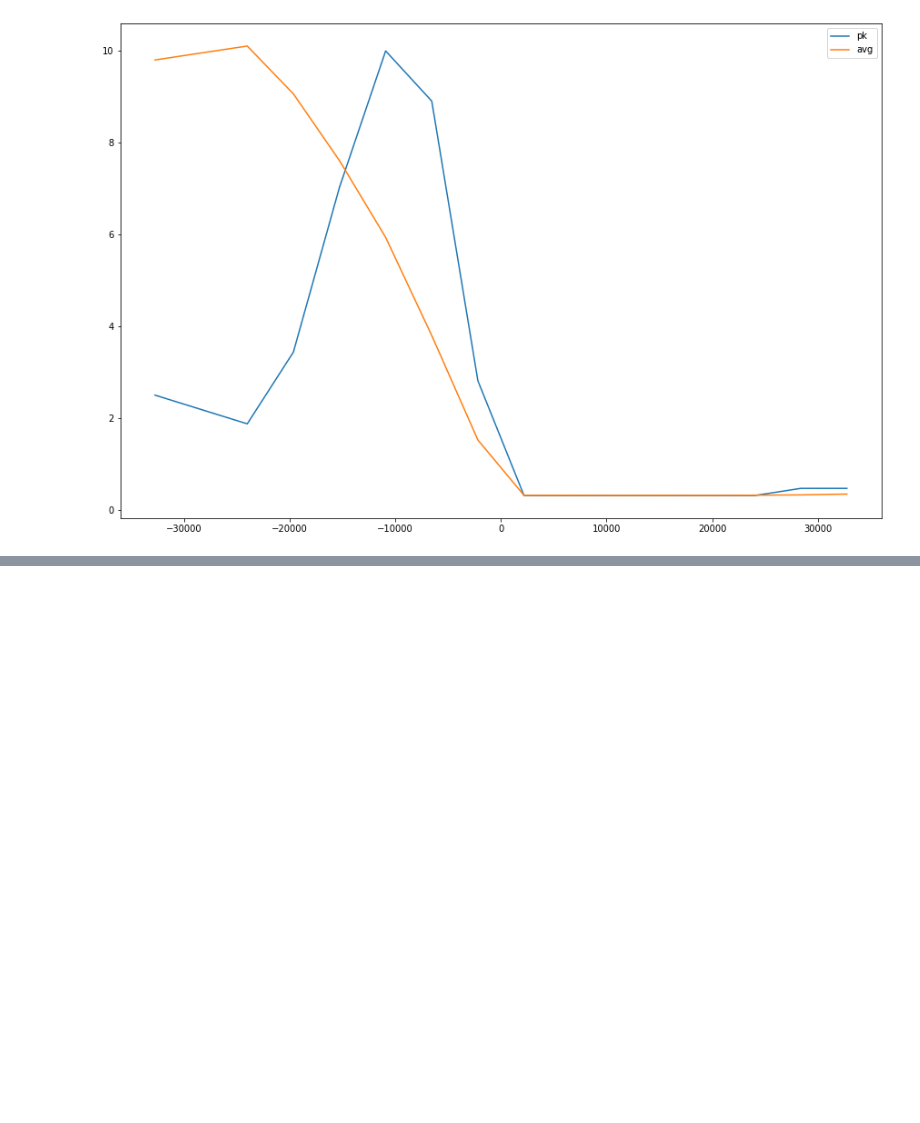
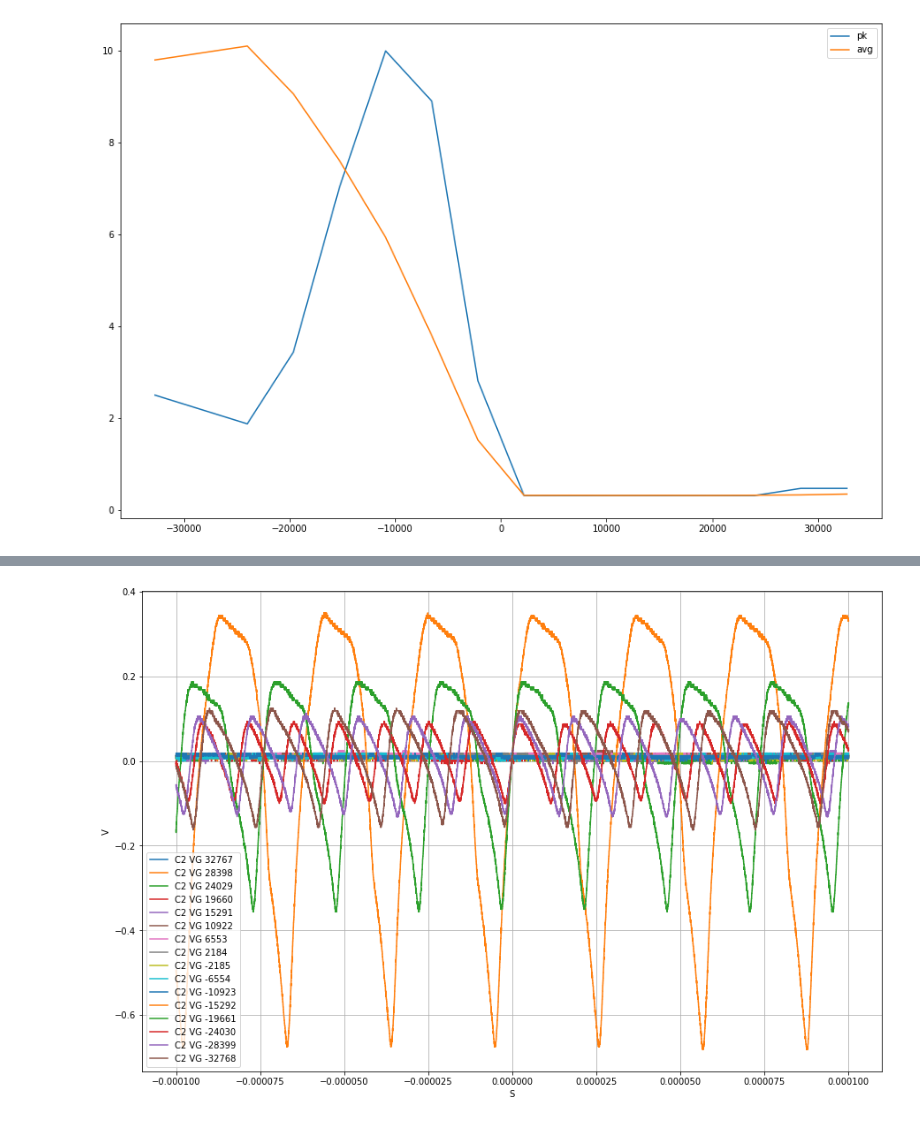
Before and after one commit to bjohan/yig_filter_bank_controller, a Jupyter notebook: py/troubleshoot_oscillation.ipynb, the cells around one changed output, grey strips where cells are left out. Saved outputs shown, nothing was run; the diff lists cells and outputs as text; code cells hidden in the pictures; blank space fills up the shorter version.

```diff
--- a/py/troubleshoot_oscillation.ipynb
+++ b/py/troubleshoot_oscillation.ipynb
@@ -85,0 +249,7 @@ pk, avg = channelSweep(5)
+# %%
+
+
+foo = channelStabilitySweep2(3)
+yc.yigA.set(6, -32768)
+# %% [output]
+[figure, added]
```
Also changed, not shown: parts of 14 cells of this notebook.
